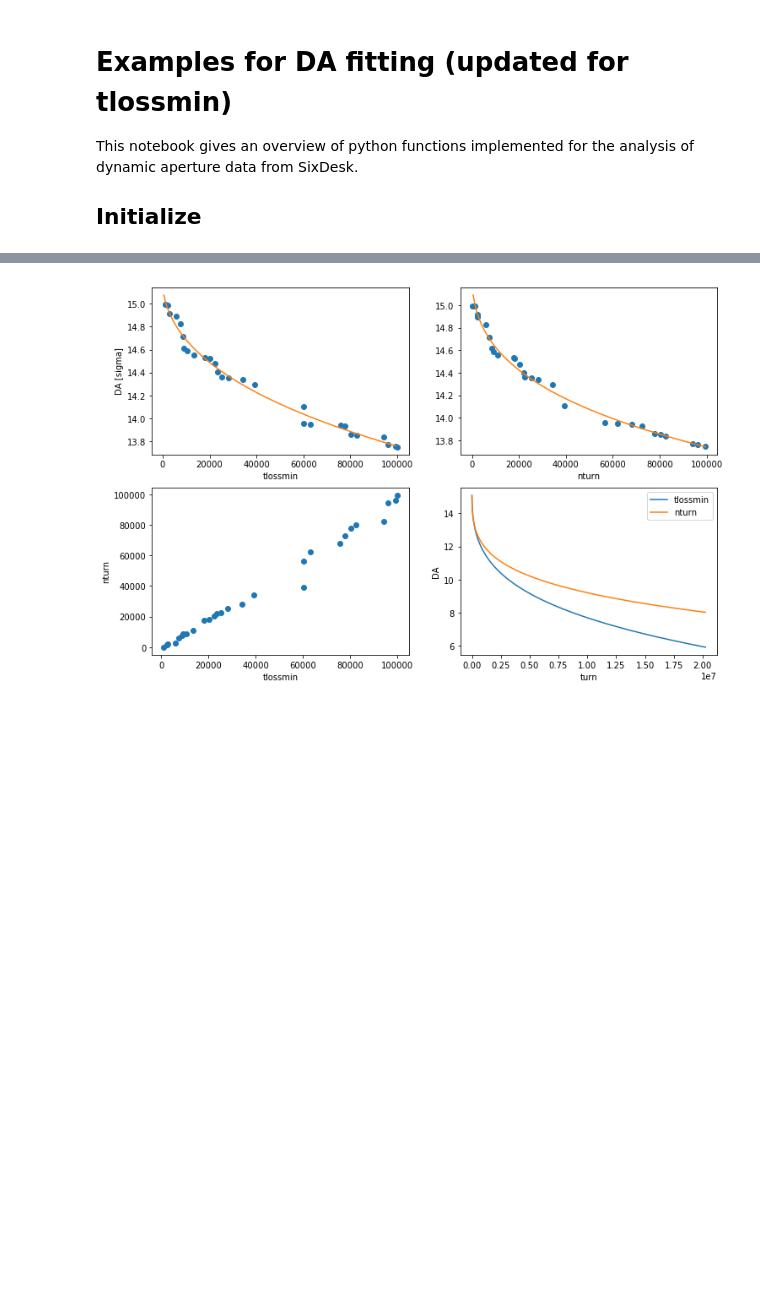
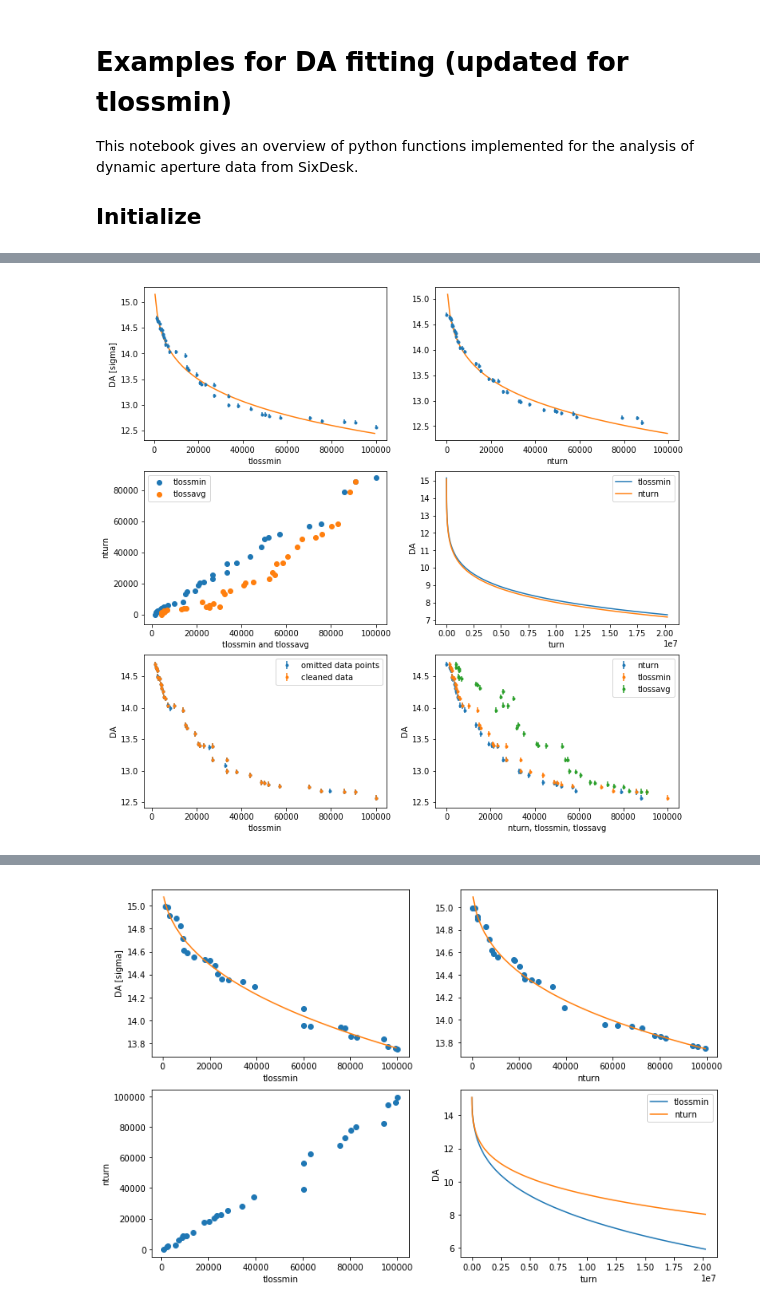
Before and after one commit to mtitze/HL-LHC, a Jupyter notebook: examples/examples_fitting_tlossmin.ipynb, the cells around one changed output, grey strips where cells are left out. Cells and saved outputs as stored; diff of their text form; code cells hidden in the pictures; blank space fills up the shorter version.

```diff
--- a/examples/examples_fitting_tlossmin.ipynb
+++ b/examples/examples_fitting_tlossmin.ipynb
@@ -29,0 +102,4 @@ from scipy.integrate import nquad
+# %%
+plot_comparison('/home/phermes/development/SixDeskDB/test5_step_2.0sigma.db',1)
+# %% [output]
+[figure, added]
```
Also changed, not shown: parts of 26 cells of this notebook, 1 other file.
